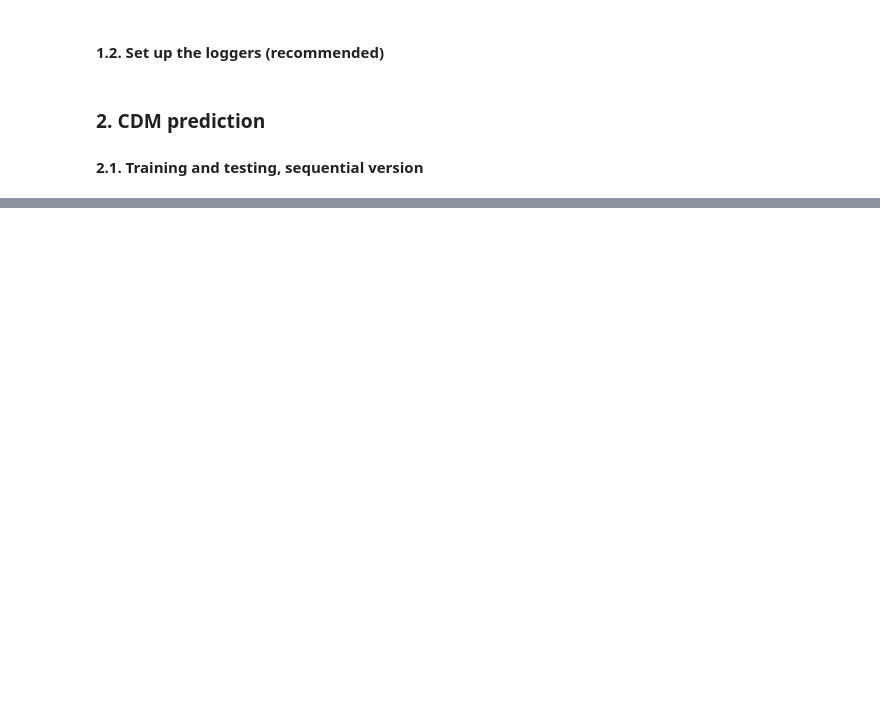
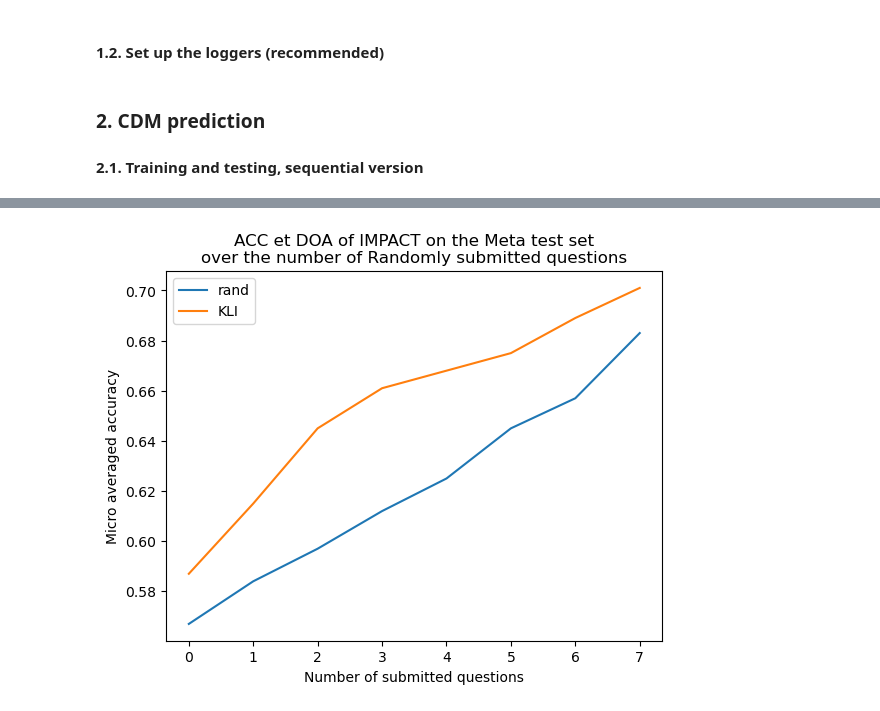
Before and after one commit to arthur-batel/liriscat, a Jupyter notebook: experiments/notebook_example/Liriscat.ipynb, the cells around one changed output, grey strips where cells are left out. Cells and saved outputs as stored; diff of their text form; code cells hidden in the pictures; blank space fills up the shorter version.

```diff
--- a/experiments/notebook_example/Liriscat.ipynb
+++ b/experiments/notebook_example/Liriscat.ipynb
@@ -128,32 +156,24 @@ S.CDM.train(train_data, valid_data)
 test_data.split_query_meta(2)
 S.evaluate_test(test_data)
 # %%
-saved_mi_acc = [0.643, 0.6379999999999999, 0.645, 0.661, 0.6679999999999999, 0.675, 0.6890000000000001, 0.7010000000000001]
-
-saved_doa = [0.506,0.564,0.576,0.588,0.604,0.612,0.685,0.702]
+saved_mi_acc = [0.567, 0.584, 0.597, 0.612, 0.625, 0.645, 0.657, 0.683]
+KLI_mi_acc = [0.587, 0.6149999999999999, 0.645, 0.661, 0.6679999999999999, 0.675, 0.6890000000000001, 0.7010000000000001]
 # %%
 import matplotlib.pyplot as plt
 
 fig, ax1 = plt.subplots()
 
 # First plot
 color1 = 'b'
-ln1 = ax1.plot(saved_mi_acc, color1, label='mi_acc')
+ln1 = ax1.plot(saved_mi_acc, label='rand')
+ln2 = ax1.plot(KLI_mi_acc, label='KLI')
 ax1.set_xlabel('Number of submitted questions')
-ax1.set_ylabel('Micro averaged accuracy', color=color1)
-ax1.tick_params(axis='y', labelcolor=color1)
+ax1.set_ylabel('Micro averaged accuracy')
+ax1.tick_params(axis='y')
+ax1.legend()
 
-# Twin axis for second plot
-ax2 = ax1.twinx()
-color2 = 'r'
-ln2 = ax2.plot(saved_doa, color2, label='doa')
-ax2.set_ylabel('DOA', color=color2)
-ax2.tick_params(axis='y', labelcolor=color2)
-
-# Combine legends from both axes
-lns = ln1 + ln2
-labels = [l.get_label() for l in lns]
-ax1.legend(lns, labels, loc='best')
 
 plt.title('ACC et DOA of IMPACT on the Meta test set\nover the number of Randomly submitted questions')
 plt.show()
+# %% [output]
+[figure, added]
```
Also changed, not shown: parts of 10 cells of this notebook.
